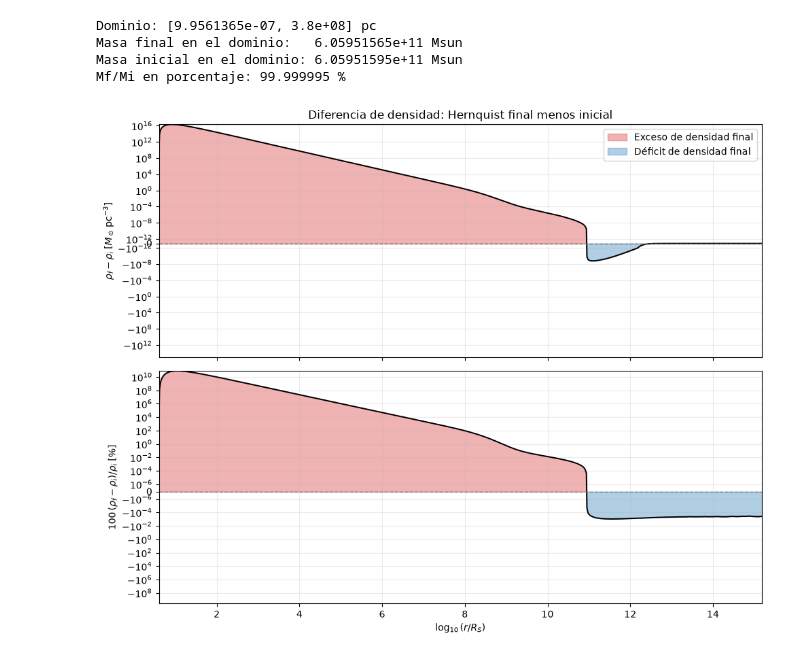
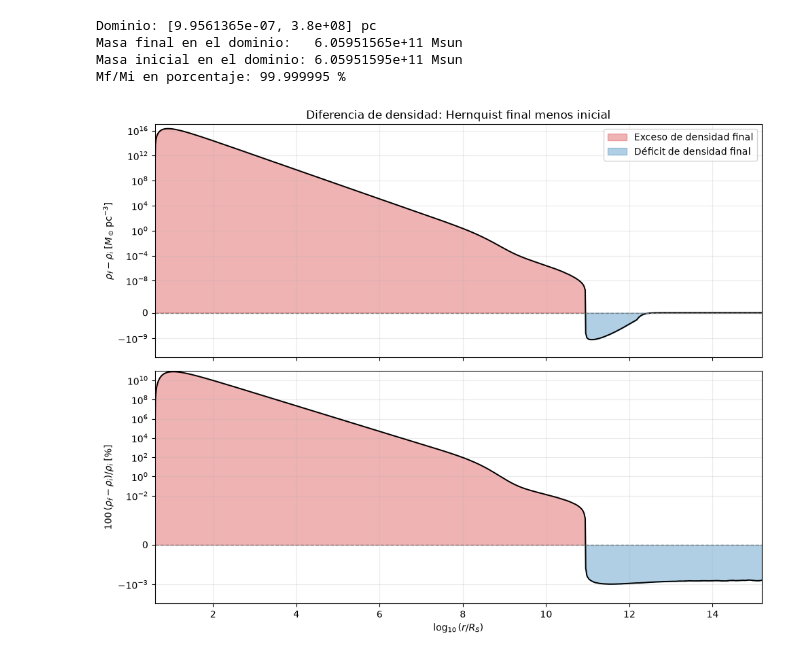
Before and after one commit to MagneticFungi/DM-spikes, a Jupyter notebook: Hernquist_self_consistent_test_1200.ipynb, the cells around one changed output. Cells and saved outputs as stored; diff of their text form; code cells hidden in the pictures.

```diff
--- a/Hernquist_self_consistent_test_1200.ipynb
+++ b/Hernquist_self_consistent_test_1200.ipynb
@@ -301,32 +322,40 @@ Mf/Mi en porcentaje: 99.999995 %
 delta_rho = rho_f - rho_i
 delta_rho_percent = 100.0 * delta_rho / rho_i
 x_difference = np.log10(s / R_S)
 
 fig, axes = plt.subplots(2, 1, figsize=(10, 8), sharex=True)
-for ax, difference, threshold, ylabel in (
+# Unas pocas marcas por décadas evitan que la escala simétrica se amontone en cero.
+for ax, difference, threshold, yticks, ylabel in (
     (axes[0], delta_rho, 1e-12,
+     [-1e-9, 0, 1e-8, 1e-4, 1, 1e4, 1e8, 1e12, 1e16],
      r'$\rho_f-\rho_i\;[M_\odot\,\mathrm{pc}^{-3}]$'),
     (axes[1], delta_rho_percent, 1e-6,
+     [-1e-3, 0, 1e-2, 1, 1e2, 1e4, 1e6, 1e8, 1e10],
      r'$100\,(\rho_f-\rho_i)/\rho_i\;[\%]$'),
 ):
     ax.plot(x_difference, difference, color='black', linewidth=1.4)
     ax.fill_between(x_difference, 0, difference, where=difference > 0,
                     interpolate=True, color='tab:red', alpha=0.35,
                     label='Exceso de densidad final')
     ax.fill_between(x_difference, 0, difference, where=difference < 0,
                     interpolate=True, color='tab:blue', alpha=0.35,
                     label='Déficit de densidad final')
     ax.axhline(0, color='gray', linestyle='--', linewidth=1)
     # symlog conserva los signos y el cero; el entorno de cero es lineal.
     ax.set_yscale('symlog', linthresh=threshold)
+    lower = -(10.0 ** (np.ceil(np.log10(-np.min(difference))) + 2))
+    upper = 10.0 ** np.ceil(np.log10(np.max(difference)))
+    ax.set_ylim(lower, upper)
+    ax.set_yticks(yticks)
+    ax.minorticks_off()
     ax.set_ylabel(ylabel)
     ax.grid(True, alpha=0.25)
 
 axes[0].set_title('Diferencia de densidad: Hernquist final menos inicial')
 axes[0].legend(loc='best')
 axes[1].set_xlabel(r'$\log_{10}(r/R_S)$')
 axes[1].set_xlim(x_difference[0], x_difference[-1])
 fig.tight_layout()
 plt.show()
 # %% [output]
-[figure, old version]
+[figure, new version]
```
Also changed, not shown: parts of 8 cells of this notebook, 1 other file.
